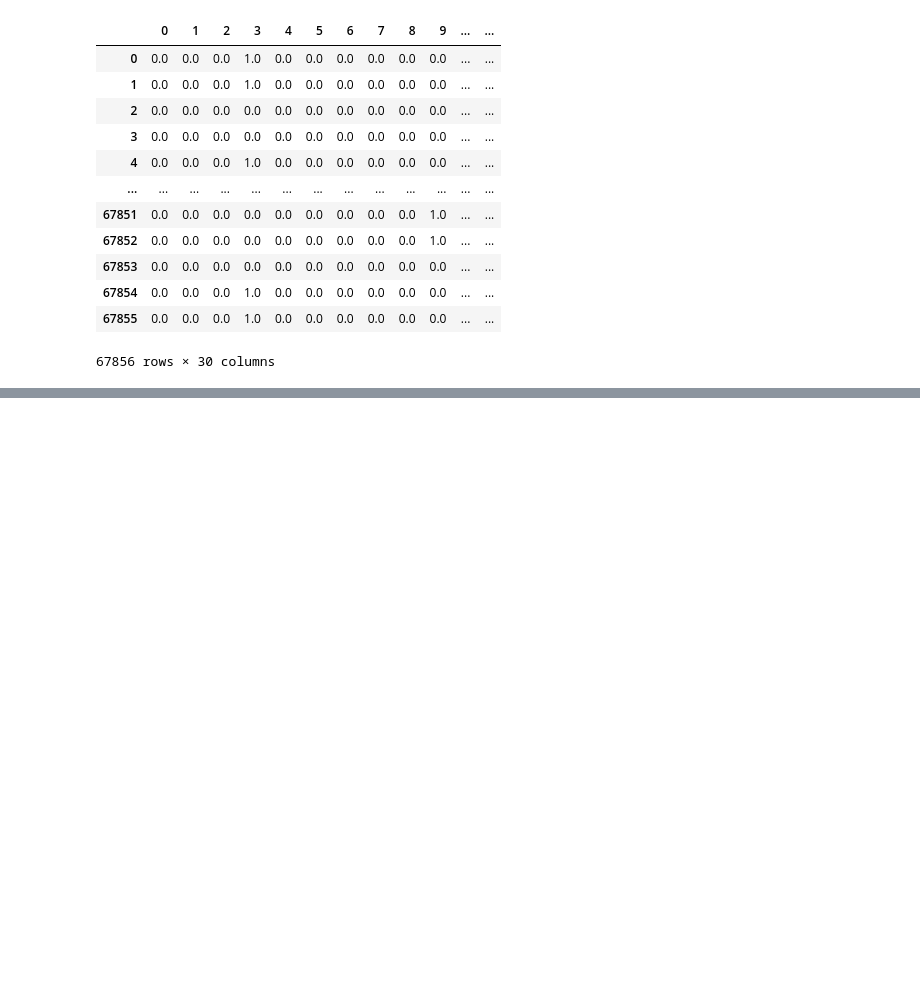
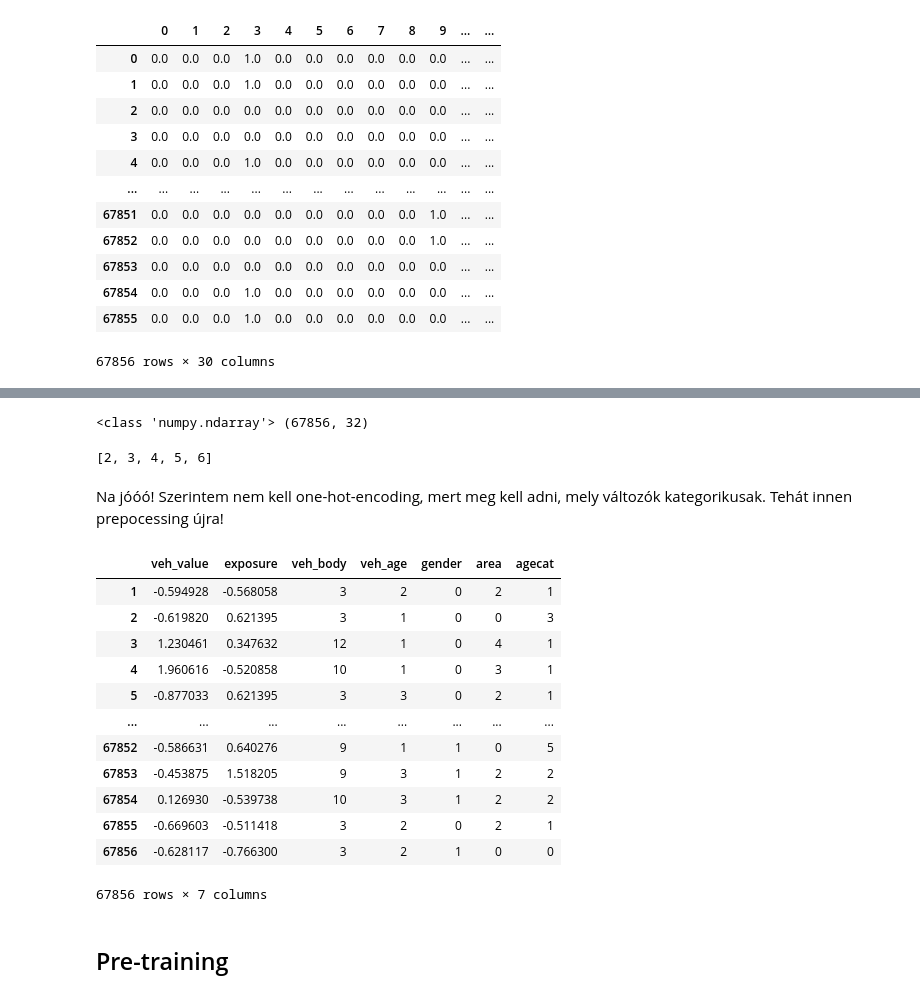
Before and after one commit to szendiagoston/TabNet, a Jupyter notebook: TabNet.ipynb, the cells around one changed output, grey strips where cells are left out. Saved outputs shown, nothing was run; the diff lists cells and outputs as text; code cells hidden in the pictures; blank space fills up the shorter version.

```diff
--- a/TabNet.ipynb
+++ b/TabNet.ipynb
@@ -735,0 +738,4 @@ numerical_columns
+# %%
+scaler = StandardScaler()
+scaled_features = scaler.fit_transform(features[numerical_columns])
+pd.DataFrame(scaled_features, columns = numerical_columns) #Hogy láthatnám az eredeti oszlopneveket?
@@ -735,0 +766,6 @@ numerical_columns
+# %%
+# Adat konkatenálása.
+X = np.concatenate([scaled_features, encoded_features], axis = 1) # összerakjuk a különböző módon előfeldolgozott értékeket
+print(type(X), X.shape)
+# %% [output]
+<class 'numpy.ndarray'> (67856, 32)
@@ -735,0 +783,23 @@ numerical_columns
+# %%
+cat_idxs
+# %% [output]
+[2, 3, 4, 5, 6]
+# %% [markdown]
+Na jóóó! Szerintem nem kell one-hot-encoding, mert meg kell adni, mely változók kategorikusak. Tehát innen prepocessing újra!
+# %%
+features[numerical_columns] = scaled_features #Helyettesítem a numerikus oszlopokat a sztenderdizáltjukkal.
+features
+# %% [output]
+|  | veh_value | exposure | veh_body | veh_age | gender | area | agecat |
+| 1 | -0.594928 | -0.568058 | 3 | 2 | 0 | 2 | 1 |
+| 2 | -0.619820 | 0.621395 | 3 | 1 | 0 | 0 | 3 |
+| 3 | 1.230461 | 0.347632 | 12 | 1 | 0 | 4 | 1 |
+| 4 | 1.960616 | -0.520858 | 10 | 1 | 0 | 3 | 1 |
+| 5 | -0.877033 | 0.621395 | 3 | 3 | 0 | 2 | 1 |
+| ... | ... | ... | ... | ... | ... | ... | ... |
+| 67852 | -0.586631 | 0.640276 | 9 | 1 | 1 | 0 | 5 |
+| 67853 | -0.453875 | 1.518205 | 9 | 3 | 1 | 2 | 2 |
+| 67854 | 0.126930 | -0.539738 | 10 | 3 | 1 | 2 | 2 |
+| 67855 | -0.669603 | -0.511418 | 3 | 2 | 0 | 2 | 1 |
+| 67856 | -0.628117 | -0.766300 | 3 | 2 | 1 | 0 | 0 |
+67856 rows × 7 columns
@@ -735,0 +821,2 @@ numerical_columns
+# %% [markdown]
+## Pre-training
```
Also changed, not shown: parts of 23 cells of this notebook.
